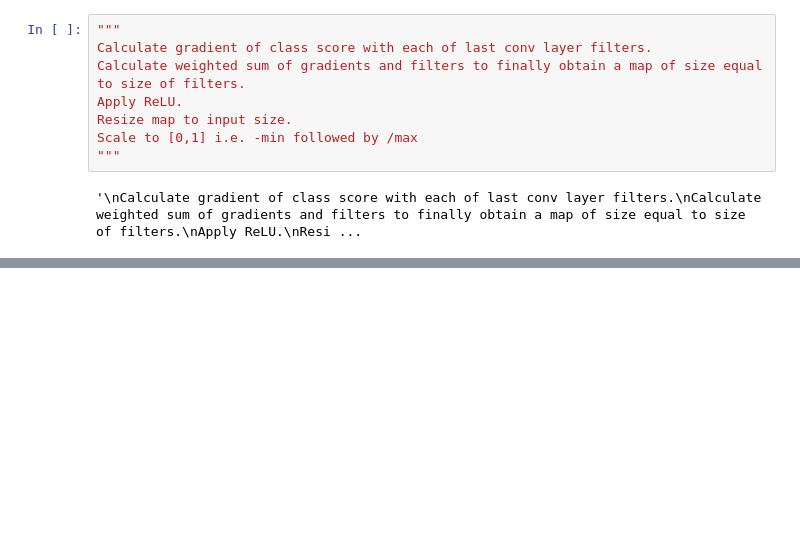
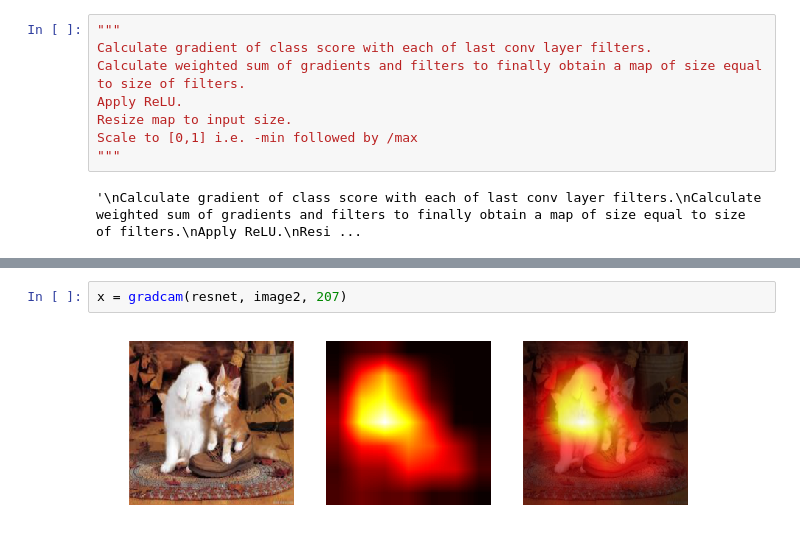
Before and after one commit to sar-gupta/weakly-supervised-localization-survey, a Jupyter notebook: wt.ipynb, the cells around one changed output, grey strips where cells are left out. Cells and saved outputs as stored; diff of their text form; blank space fills up the shorter version.

```diff
--- a/wt.ipynb
+++ b/wt.ipynb
@@ -502 +557,5 @@ def gradcam(input, label, last_conv_layer):
+# %%
+x = gradcam(resnet, image2, 207)
+# %% [output]
+[figure, added]
 # %%
```
Also changed, not shown: parts of 17 cells of this notebook.
